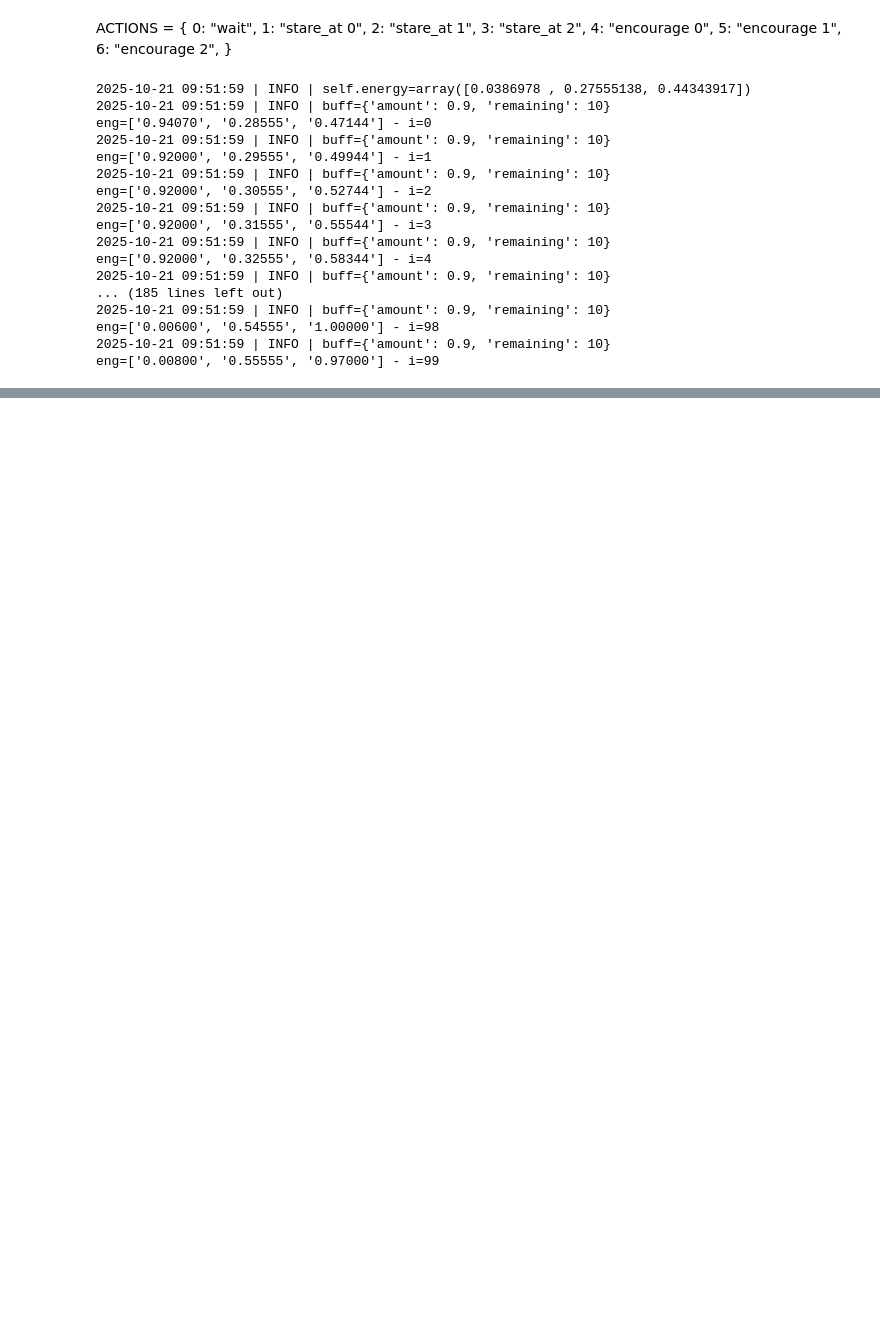
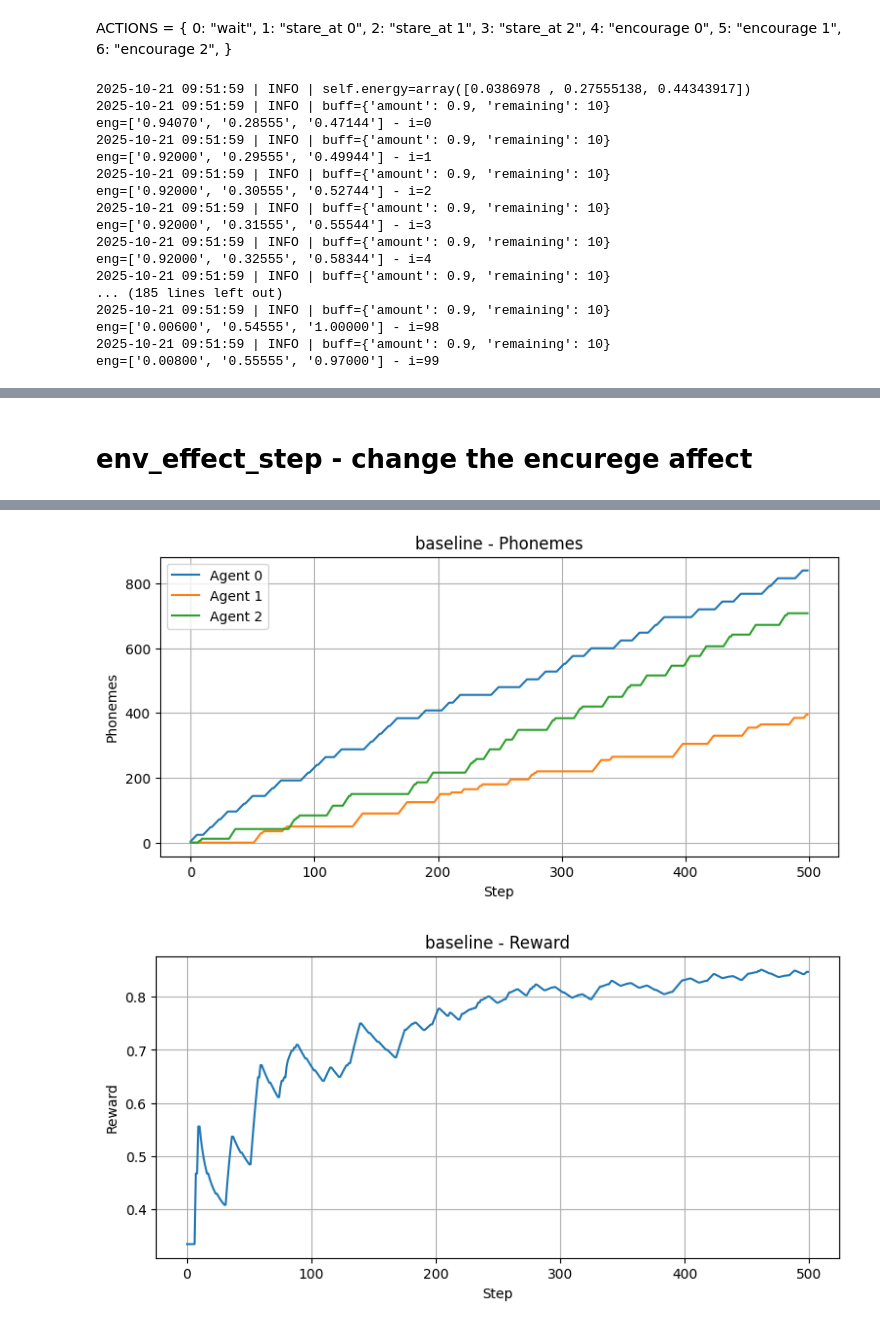
Before and after one commit to ofirmac/env, a Jupyter notebook: src/test_result/test_env.ipynb, the cells around one changed output, grey strips where cells are left out. Saved outputs shown, nothing was run; the diff lists cells and outputs as text; code cells hidden in the pictures; blank space fills up the shorter version.

```diff
--- a/src/test_result/test_env.ipynb
+++ b/src/test_result/test_env.ipynb
@@ -102,0 +155,8 @@ eng=['0.00800', '0.55555', '0.97000'] - i=99
+# %% [markdown]
+# env_effect_step - change the encurege affect
+# %%
+env_enc = GuestEnv(max_steps=500, reward_shaping=False)  # Shorter episodes for more frequent logging
+actions = [4]*500
+p_en, r_en = run_env(env_enc, actions, steps=500)
+plot_results(p_en, r_en, 'baseline')
+# %% [output]
@@ -102,0 +180,2 @@ eng=['0.00800', '0.55555', '0.97000'] - i=99
+[figure, added]
+[figure, added]
```
Also changed, not shown: parts of 5 cells of this notebook, 2 other files.
